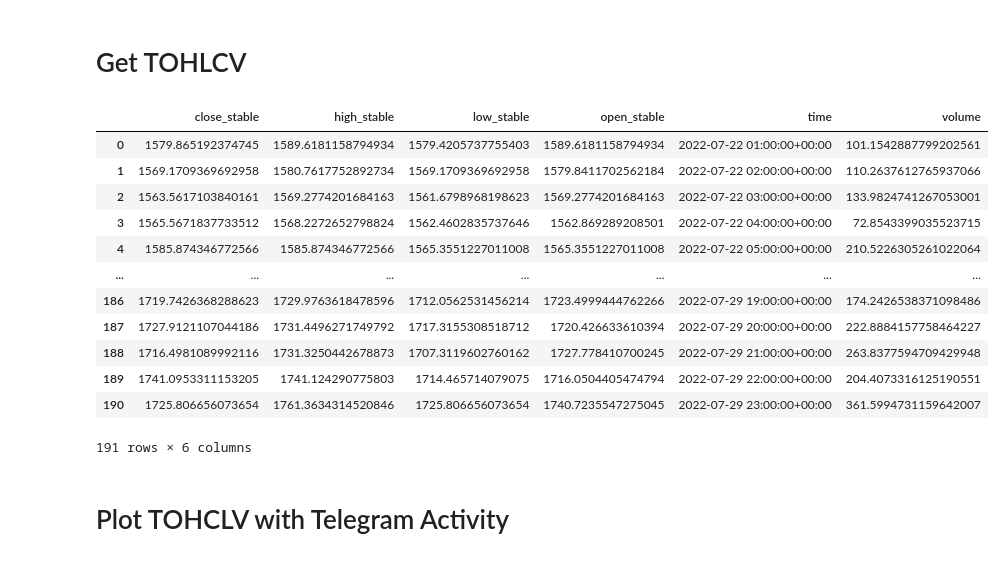
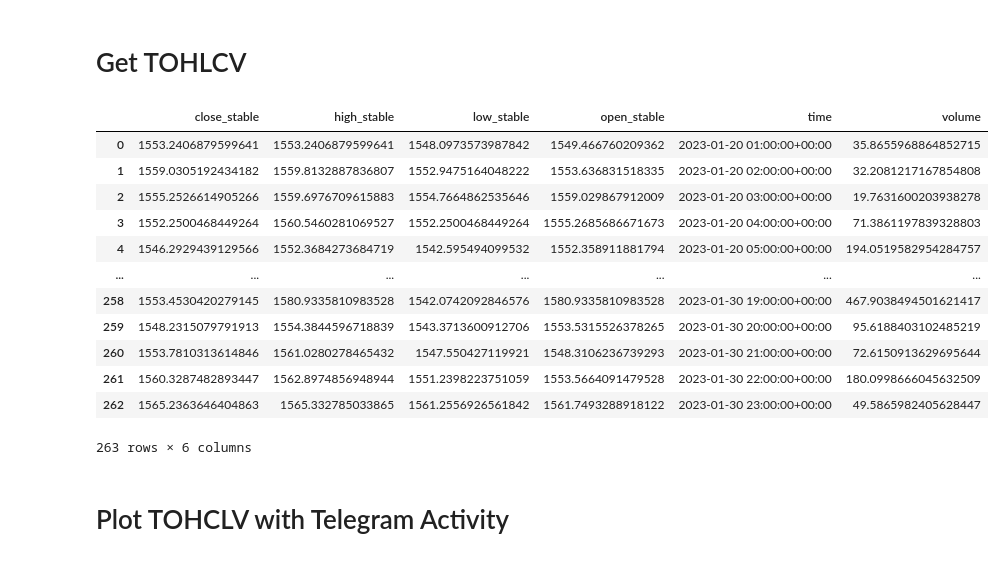
Before and after one commit to QuantNodeAI/quantnote-query-client, a Jupyter notebook: examples/telegram_activity.ipynb, the cells around one changed output. Cells and saved outputs as stored; diff of their text form; code cells hidden in the pictures.

```diff
--- a/examples/telegram_activity.ipynb
+++ b/examples/telegram_activity.ipynb
@@ -84,32 +84,32 @@ fig.show("png")
 # %%
 tohlcv_query = """SELECT p.bucket as time, open_stable, high_stable, low_stable, close_stable, v.volume
 FROM series.chain_bsc.price_ticks_hourly p
          join series.chain_bsc.volume_ticks_hourly v
               on (p.bucket = v.bucket and p.token_id = v.token_id and p.platform_id = v.platform_id)
 WHERE p.token_id = token('0x2170Ed0880ac9A755fd29B2688956BD959F933F8')
   and p.platform_id = 1
-  and p.bucket > timestamp '2022-07-22'
-  and p.bucket < timestamp '2022-07-30'
+  and p.bucket > timestamp '2023-01-20'
+  and p.bucket < timestamp '2023-01-31'
 ORDER BY time;"""
 
 tohlcv_resp = client.get_data_response(tohlcv_query)
 tohlcv_resp['time'] = pd.to_datetime(tohlcv_resp['time'])
 tohlcv_resp.set_index('time')
 tohlcv_resp
 # %% [output]
 |  | close_stable | high_stable | low_stable | open_stable | time | volume |
-| 0 | 1579.865192374745 | 1589.6181158794934 | 1579.4205737755403 | 1589.6181158794934 | 2022-07-22 01:00:00+00:00 | 101.1542887799202561 |
-| 1 | 1569.1709369692958 | 1580.7617752892734 | 1569.1709369692958 | 1579.8411702562184 | 2022-07-22 02:00:00+00:00 | 110.2637612765937066 |
-| 2 | 1563.5617103840161 | 1569.2774201684163 | 1561.6798968198623 | 1569.2774201684163 | 2022-07-22 03:00:00+00:00 | 133.9824741267053001 |
-| 3 | 1565.5671837733512 | 1568.2272652798824 | 1562.4602835737646 | 1562.869289208501 | 2022-07-22 04:00:00+00:00 | 72.8543399035523715 |
-| 4 | 1585.874346772566 | 1585.874346772566 | 1565.3551227011008 | 1565.3551227011008 | 2022-07-22 05:00:00+00:00 | 210.5226305261022064 |
+| 0 | 1553.2406879599641 | 1553.2406879599641 | 1548.0973573987842 | 1549.466760209362 | 2023-01-20 01:00:00+00:00 | 35.8655968864852715 |
+| 1 | 1559.0305192434182 | 1559.8132887836807 | 1552.9475164048222 | 1553.636831518335 | 2023-01-20 02:00:00+00:00 | 32.2081217167854808 |
+| 2 | 1555.2526614905266 | 1559.6976709615883 | 1554.7664862535646 | 1559.029867912009 | 2023-01-20 03:00:00+00:00 | 19.7631600203938278 |
+| 3 | 1552.2500468449264 | 1560.5460281069527 | 1552.2500468449264 | 1555.2685686671673 | 2023-01-20 04:00:00+00:00 | 71.3861197839328803 |
+| 4 | 1546.2929439129566 | 1552.3684273684719 | 1542.595494099532 | 1552.358911881794 | 2023-01-20 05:00:00+00:00 | 194.0519582954284757 |
 | ... | ... | ... | ... | ... | ... | ... |
-| 186 | 1719.7426368288623 | 1729.9763618478596 | 1712.0562531456214 | 1723.4999444762266 | 2022-07-29 19:00:00+00:00 | 174.2426538371098486 |
-| 187 | 1727.9121107044186 | 1731.4496271749792 | 1717.3155308518712 | 1720.426633610394 | 2022-07-29 20:00:00+00:00 | 222.8884157758464227 |
-| 188 | 1716.4981089992116 | 1731.3250442678873 | 1707.3119602760162 | 1727.778410700245 | 2022-07-29 21:00:00+00:00 | 263.8377594709429948 |
-| 189 | 1741.0953311153205 | 1741.124290775803 | 1714.465714079075 | 1716.0504405474794 | 2022-07-29 22:00:00+00:00 | 204.4073316125190551 |
-| 190 | 1725.806656073654 | 1761.3634314520846 | 1725.806656073654 | 1740.7235547275045 | 2022-07-29 23:00:00+00:00 | 361.5994731159642007 |
+| 258 | 1553.4530420279145 | 1580.9335810983528 | 1542.0742092846576 | 1580.9335810983528 | 2023-01-30 19:00:00+00:00 | 467.9038494501621417 |
+| 259 | 1548.2315079791913 | 1554.3844596718839 | 1543.3713600912706 | 1553.5315526378265 | 2023-01-30 20:00:00+00:00 | 95.6188403102485219 |
+| 260 | 1553.7810313614846 | 1561.0280278465432 | 1547.550427119921 | 1548.3106236739293 | 2023-01-30 21:00:00+00:00 | 72.6150913629695644 |
+| 261 | 1560.3287482893447 | 1562.8974856948944 | 1551.2398223751059 | 1553.5664091479528 | 2023-01-30 22:00:00+00:00 | 180.0998666045632509 |
+| 262 | 1565.2363646404863 | 1565.332785033865 | 1561.2556926561842 | 1561.7493288918122 | 2023-01-30 23:00:00+00:00 | 49.5865982405628447 |
-191 rows × 6 columns
+263 rows × 6 columns
 # %% [markdown]
 # Plot TOHCLV with Telegram Activity
 # %%
```
Also changed, not shown: parts of 10 cells of this notebook, 1 other file.
